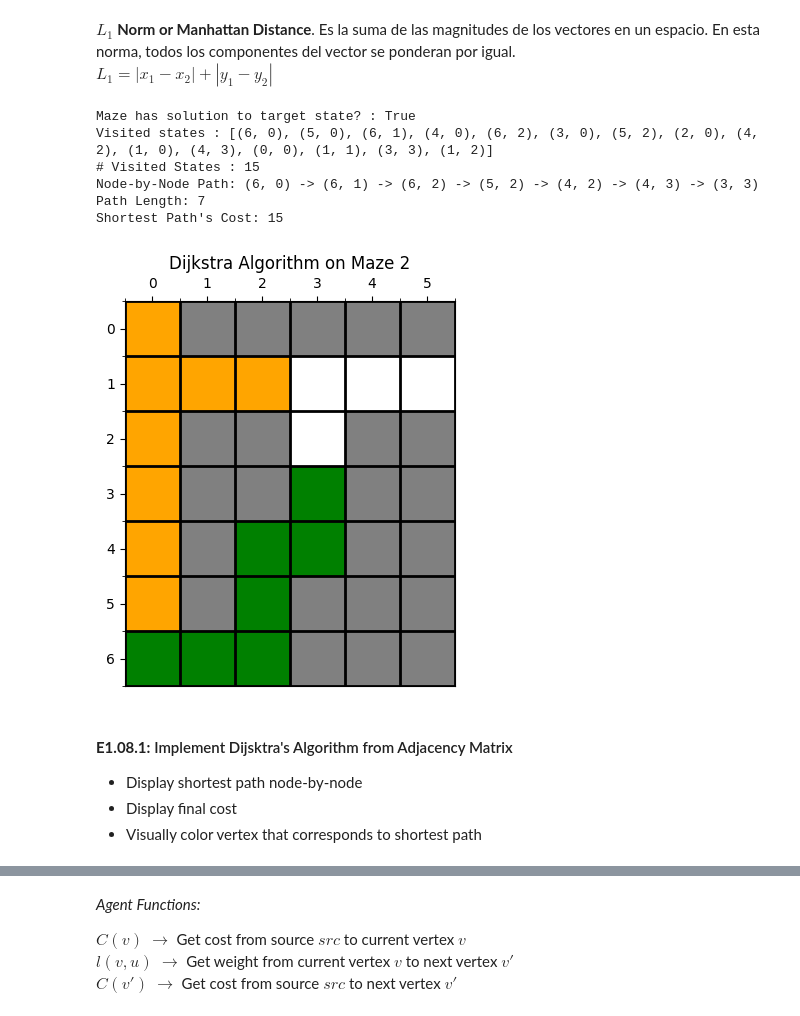
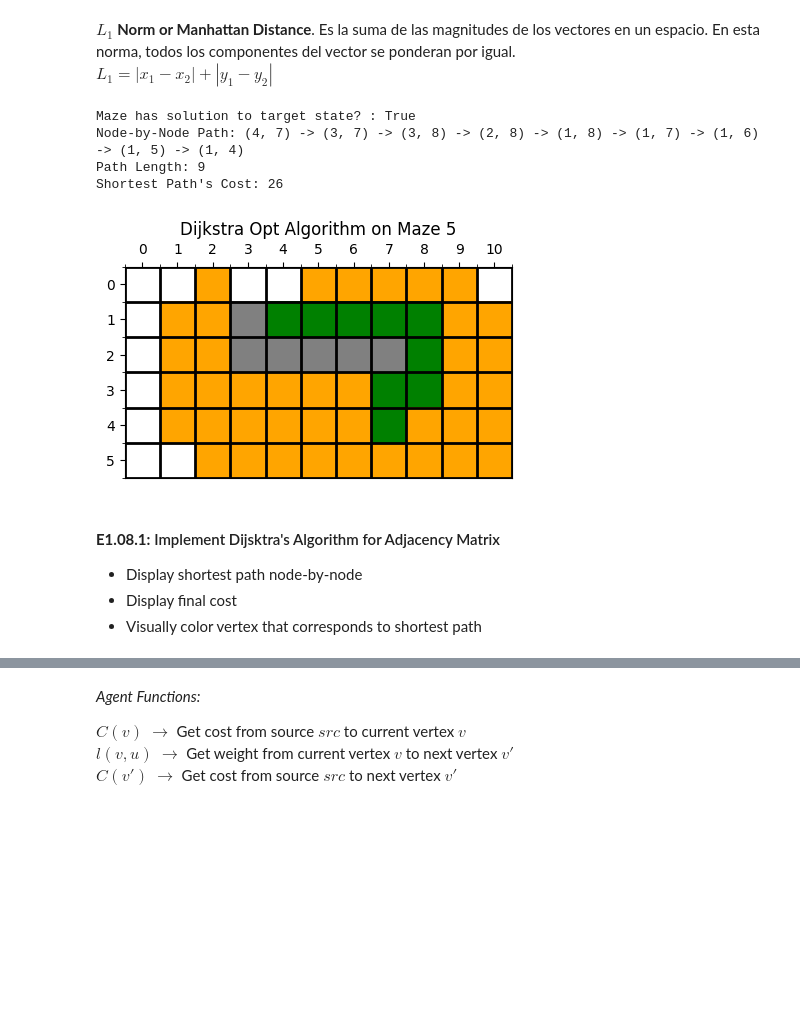
Before and after one commit to Daniels1610/CI008-Dagraz, a Jupyter notebook: E01.ipynb, the cells around one changed output, grey strips where cells are left out. Saved outputs shown, nothing was run; the diff lists cells and outputs as text; code cells hidden in the pictures; blank space fills up the shorter version.

```diff
--- a/E01.ipynb
+++ b/E01.ipynb
@@ -57,7 +58,7 @@ def maze_plotter(data: np.ndarray):
     return im
 # %%
 fig = plt.figure(figsize=(15,15))
-rows = 2; cols = 2
+rows = 3; cols = 2
 
 for maze_num in range(1, len(maze_dict)+1):
     fig.add_subplot(rows, cols, maze_num)
@@ -98,7 +125,7 @@ def U(state: tuple, maze_dim: tuple) -> np.ndarray:
 def get_index(state: tuple, maze_dim: tuple):
     return (state[0] * (maze_dim[1])) + state[1]
 # %%
-def BDFS(Q: Union[Stack, Queue], init_x: tuple, target_x: tuple, maze_data: np.ndarray) -> np.ndarray:
+def BDFS(Q: Union[Stack, Queue], init_x: tuple, target_x: tuple, maze_data: np.ndarray) -> dict:
     # Dict that contains maze information
     mi = {
         'maze_dim': maze_data.shape,        # Calculate maze index and Set maze constraints
@@ -178,7 +191,7 @@ fig.suptitle("Row-by-Row Comparison: BFS and DFS on all Mazes", y=0.85)
 
 for dsa in borders:
     print("\033[1mDFS\033[0m") if type(dsa) == Stack else print("\033[1mBFS\033[0m")
-    for maze_num in range(1, len(maze_dict)+1):
+    for maze_num in range(1, len(maze_dict)): # Add +1 to len(maze_dict) when using 4 mazes
         fig.add_subplot(rows, cols, counter)
         if type(dsa) == Stack: q = Stack();
         else: q = Queue()
@@ -299,32 +339,29 @@ def dijsktra_maze(Q: Union[Queue], init_x: tuple, target_x: tuple, maze_data: np
 # %%
 init_x = tuple(int(x) for x in input("Enter Initial State: ").split(" "))
 target_x = tuple(int(x) for x in input("Enter Target State: ").split(" "))
-maze = input("Select Maze (1 to 4): ")
+maze = input("Select Maze (1 to 5): ")
 
 # Shortest Path is colored Green
 fig = plt.figure(figsize=(5,5))
-mi = dijsktra_maze(Queue(), init_x, target_x, maze_dict[f'maze_0{maze}'])
+mi = dijsktra_opt_maze(PriorityQueue(), init_x, target_x, maze_dict[f'maze_0{maze}'])
 if mi['status'] != False:
     print(f"Maze has solution to target state? : {mi['status']}")
-    print(f"Visited states : {mi['visited_x']}")
-    print(f"# Visited States : {len(mi['visited_x'])}")
+    # print(f"Iterations to find shortest path: {mi['iterations']}")
     print(f"Node-by-Node Path: {' -> '.join([str(x) for x in mi['shortest_path']])}")
     print(f"Path Length: {len(mi['shortest_path'])}")
     print(f"Shortest Path's Cost: {mi['final_cost']}")
     for x in mi['shortest_path']: mi['visited_m'].put(get_index(x, mi['maze_dim']),3)
     maze_plotter(mi['visited_m'])
-    plt.title(f'Dijkstra Algorithm on Maze {maze}')
+    plt.title(f'Dijkstra Opt Algorithm on Maze {maze}')
 else: print(f"Maze {maze} doesn't have a solution")
 # %% [output]
 Maze has solution to target state? : True
-Visited states : [(6, 0), (5, 0), (6, 1), (4, 0), (6, 2), (3, 0), (5, 2), (2, 0), (4, 2), (1, 0), (4, 3), (0, 0), (1, 1), (3, 3), (1, 2)]
-# Visited States : 15
-Node-by-Node Path: (6, 0) -> (6, 1) -> (6, 2) -> (5, 2) -> (4, 2) -> (4, 3) -> (3, 3)
-Path Length: 7
-Shortest Path's Cost: 15
+Node-by-Node Path: (4, 7) -> (3, 7) -> (3, 8) -> (2, 8) -> (1, 8) -> (1, 7) -> (1, 6) -> (1, 5) -> (1, 4)
+Path Length: 9
+Shortest Path's Cost: 26
-[figure, old version]
+[figure, new version]
 # %% [markdown]
-#### **E1.08.1:** Implement Dijsktra's Algorithm from Adjacency Matrix
+#### **E1.08.1:** Implement Dijsktra's Algorithm for Adjacency Matrix
 - Display shortest path node-by-node
 - Display final cost
 - Visually color vertex that corresponds to shortest path
```
Also changed, not shown: parts of 24 cells of this notebook, 8 other files.
